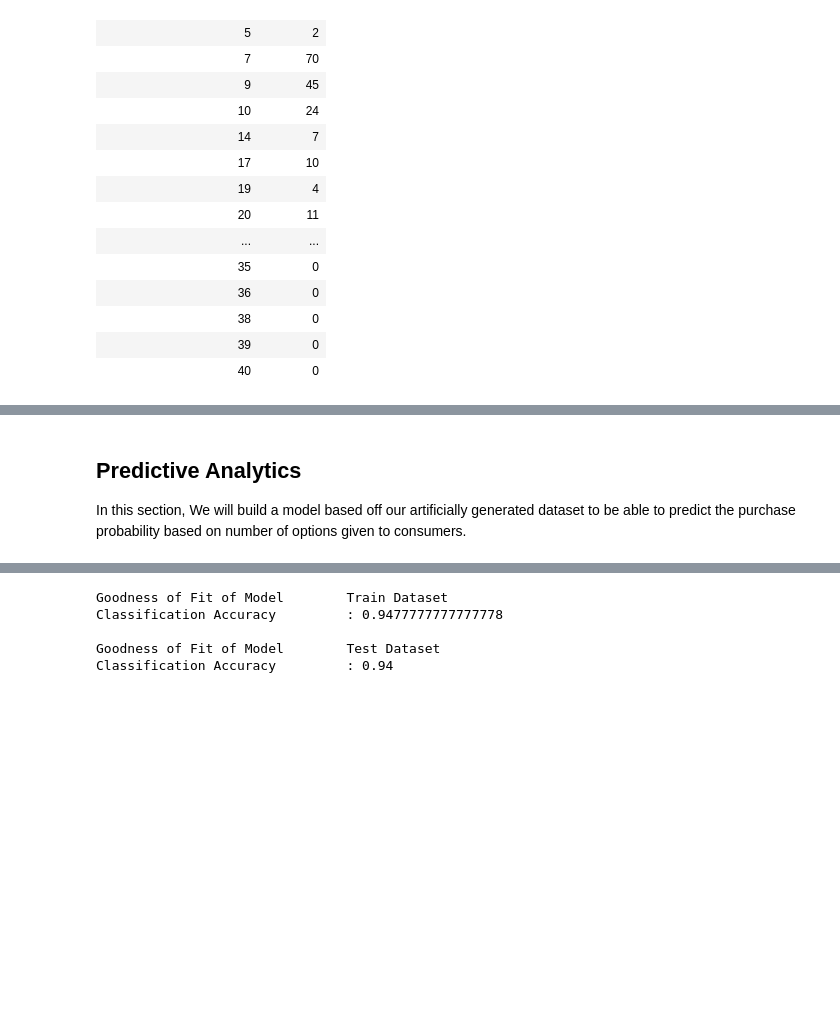
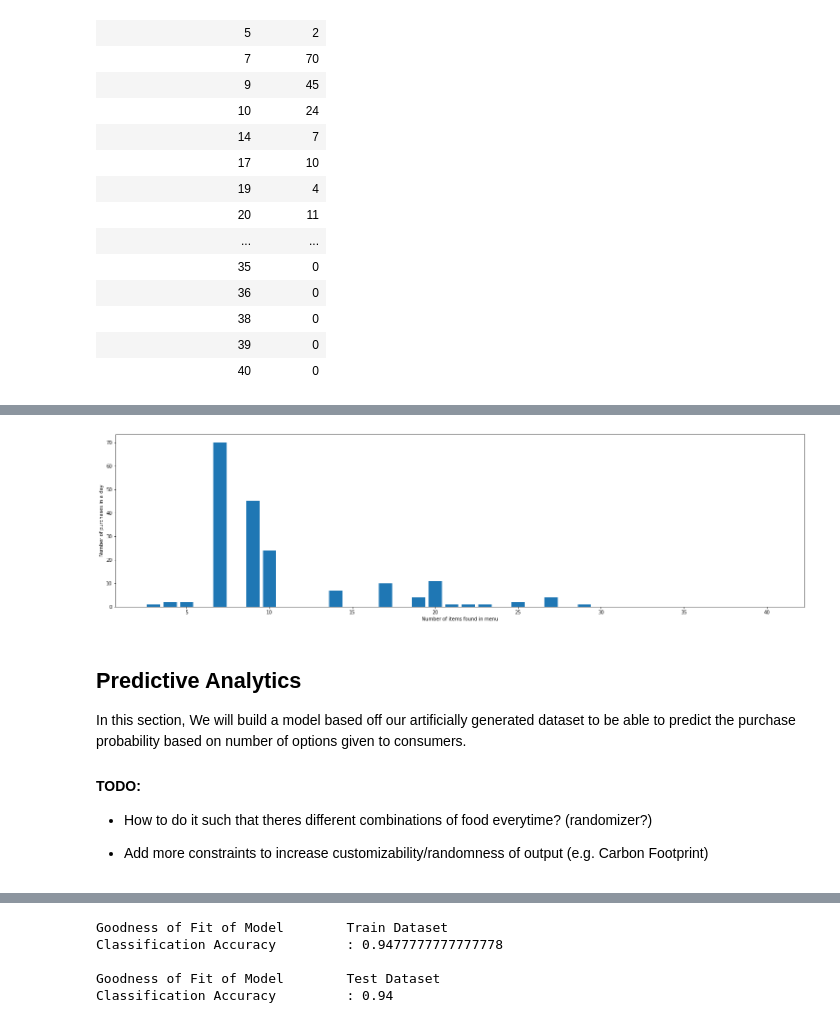
Before and after one commit to qy2000/bc2410-salad-LOP, a Jupyter notebook: Salad.ipynb, the cells around one changed output, grey strips where cells are left out. Drawn from its saved outputs; the diff is of its cells as text; code cells hidden in the pictures; blank space fills up the shorter version.

```diff
--- a/Salad.ipynb
+++ b/Salad.ipynb
@@ -152,6 +154,24 @@ menu encounter also encounter low number of purchases. The optimal number of ite
 highest number of purchases seem to be 7 items.
 """
 
-fig = px.bar(fake_customer_data, height=300, labels={'value':'Number of purchases in a day'})
-fig.show()
+"""
+Plotly Version
+"""
+
+# fig = px.bar(fake_customer_data, height=300, labels={'value':'Number of purchases in a day'})
+# fig.show()
+
+"""
+Matplotlib Version
+"""
+
+fig = plt.figure()
+fig.set_size_inches(20, 5)
+ax = fig.add_axes([0,0,1,1])
+ax.set_ylabel('Number of purchases in a day')
+ax.set_xlabel('Number of items found in menu')
+langs = fake_customer_data.index
+students = fake_customer_data["Purchase"]
+ax.bar(langs,students)
+plt.show()
 # %% [output]
@@ -160,7 +178,14 @@ fig.show()
+[figure, added]
 # %% [markdown]
 ## Predictive Analytics
 
 In this section, We will build a model based off our artificially generated dataset to be able to predict the purchase probability based on number of options given to consumers.
+
+#### TODO:
+
+- How to do it such that theres different combinations of food everytime? (randomizer?)
+
+- Add more constraints to increase customizability/randomness of output (e.g. Carbon Footprint)
 # %%
 """
 Import Libaries
```
Also changed, not shown: parts of 14 cells of this notebook, 1 other file.
